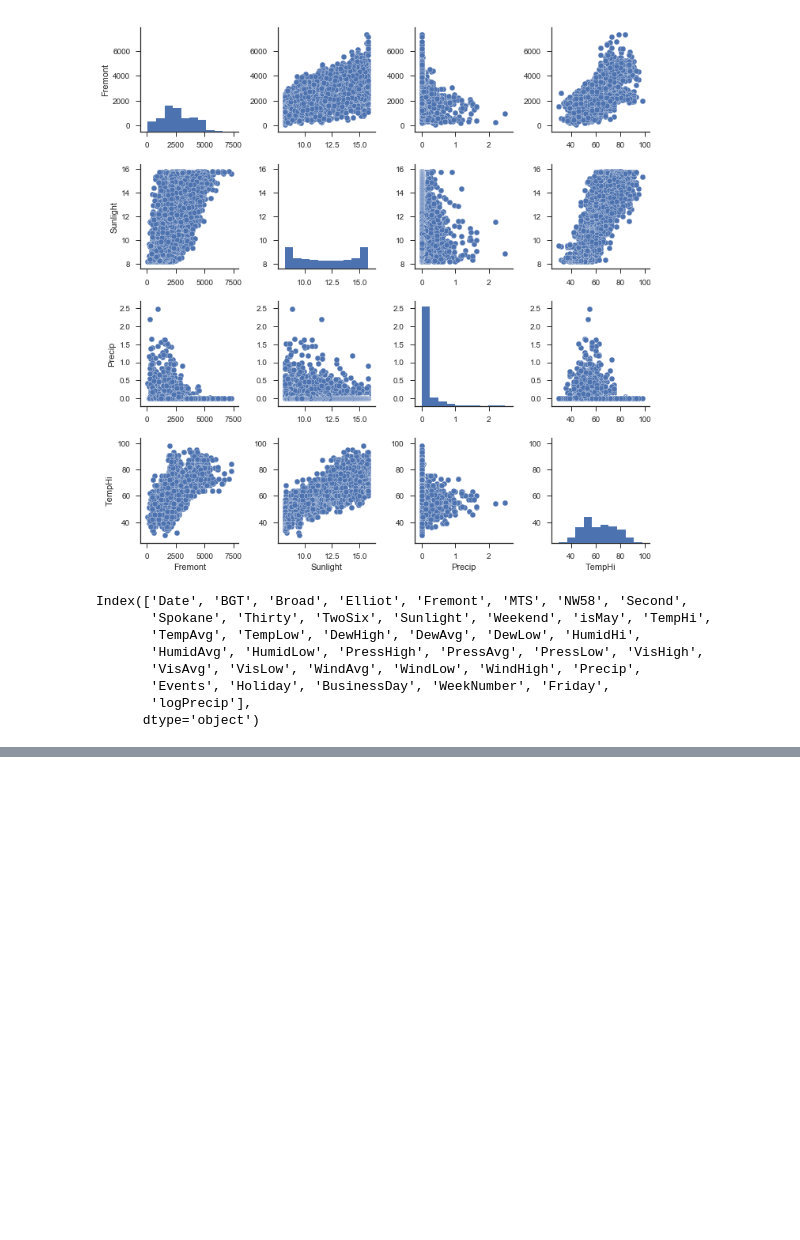
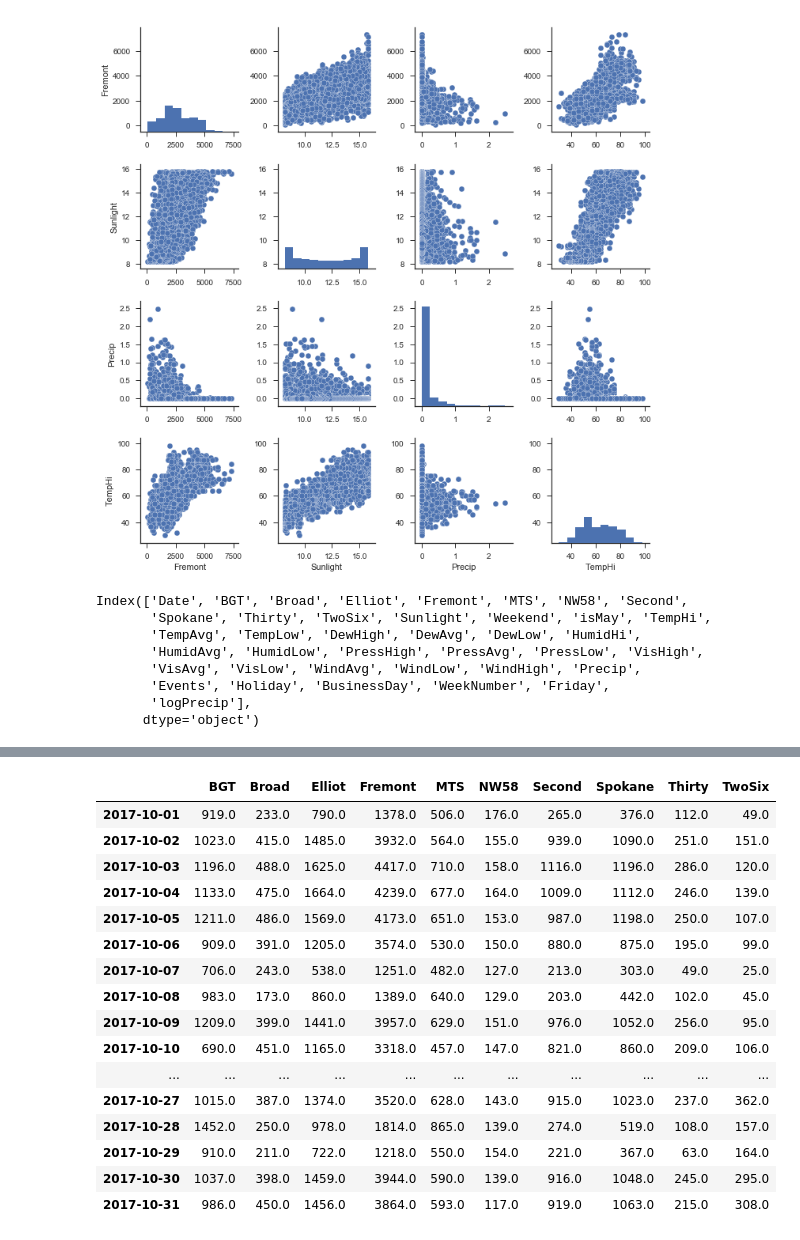
Before and after one commit to cspitmit03/data602-finalproject, a Jupyter notebook: Predict.ipynb, the cells around one changed output, grey strips where cells are left out. Drawn from its saved outputs; the diff is of its cells as text; code cells hidden in the pictures; blank space fills up the shorter version.

```diff
--- a/Predict.ipynb
+++ b/Predict.ipynb
@@ -325,3 +169,0 @@ FBPred = my_model.predict(future_dates)
-# %%
-predictorsDF["FBPred"] = list(FBPred["yhat"])
-FBPred.yhat.tail()
@@ -335,5 +169,0 @@ Name: yhat, dtype: float64
-# %%
-predictorsDF["FBPred"] = list(FBPred["yhat"])
-fit3 = smf.ols('Fremont ~ FBPred + TempHi + BusinessDay + logPrecip + BusinessDay*logPrecip',
-               data=predictorsDF).fit()
-print(fit3.summary())
@@ -433,0 +357,20 @@ Grab 10 day weather forecast
+# %%
+predictorsDF.iloc[1824:, 0:10]
+# %% [output]
+|  | BGT | Broad | Elliot | Fremont | MTS | NW58 | Second | Spokane | Thirty | TwoSix |
+| 2017-10-01 | 919.0 | 233.0 | 790.0 | 1378.0 | 506.0 | 176.0 | 265.0 | 376.0 | 112.0 | 49.0 |
+| 2017-10-02 | 1023.0 | 415.0 | 1485.0 | 3932.0 | 564.0 | 155.0 | 939.0 | 1090.0 | 251.0 | 151.0 |
+| 2017-10-03 | 1196.0 | 488.0 | 1625.0 | 4417.0 | 710.0 | 158.0 | 1116.0 | 1196.0 | 286.0 | 120.0 |
+| 2017-10-04 | 1133.0 | 475.0 | 1664.0 | 4239.0 | 677.0 | 164.0 | 1009.0 | 1112.0 | 246.0 | 139.0 |
+| 2017-10-05 | 1211.0 | 486.0 | 1569.0 | 4173.0 | 651.0 | 153.0 | 987.0 | 1198.0 | 250.0 | 107.0 |
+| 2017-10-06 | 909.0 | 391.0 | 1205.0 | 3574.0 | 530.0 | 150.0 | 880.0 | 875.0 | 195.0 | 99.0 |
+| 2017-10-07 | 706.0 | 243.0 | 538.0 | 1251.0 | 482.0 | 127.0 | 213.0 | 303.0 | 49.0 | 25.0 |
+| 2017-10-08 | 983.0 | 173.0 | 860.0 | 1389.0 | 640.0 | 129.0 | 203.0 | 442.0 | 102.0 | 45.0 |
+| 2017-10-09 | 1209.0 | 399.0 | 1441.0 | 3957.0 | 629.0 | 151.0 | 976.0 | 1052.0 | 256.0 | 95.0 |
+| 2017-10-10 | 690.0 | 451.0 | 1165.0 | 3318.0 | 457.0 | 147.0 | 821.0 | 860.0 | 209.0 | 106.0 |
+| ... | ... | ... | ... | ... | ... | ... | ... | ... | ... | ... |
+| 2017-10-27 | 1015.0 | 387.0 | 1374.0 | 3520.0 | 628.0 | 143.0 | 915.0 | 1023.0 | 237.0 | 362.0 |
+| 2017-10-28 | 1452.0 | 250.0 | 978.0 | 1814.0 | 865.0 | 139.0 | 274.0 | 519.0 | 108.0 | 157.0 |
+| 2017-10-29 | 910.0 | 211.0 | 722.0 | 1218.0 | 550.0 | 154.0 | 221.0 | 367.0 | 63.0 | 164.0 |
+| 2017-10-30 | 1037.0 | 398.0 | 1459.0 | 3944.0 | 590.0 | 139.0 | 916.0 | 1048.0 | 245.0 | 295.0 |
+| 2017-10-31 | 986.0 | 450.0 | 1456.0 | 3864.0 | 593.0 | 117.0 | 919.0 | 1063.0 | 215.0 | 308.0 |
```
Also changed, not shown: parts of 52 cells of this notebook, 4 other files.
